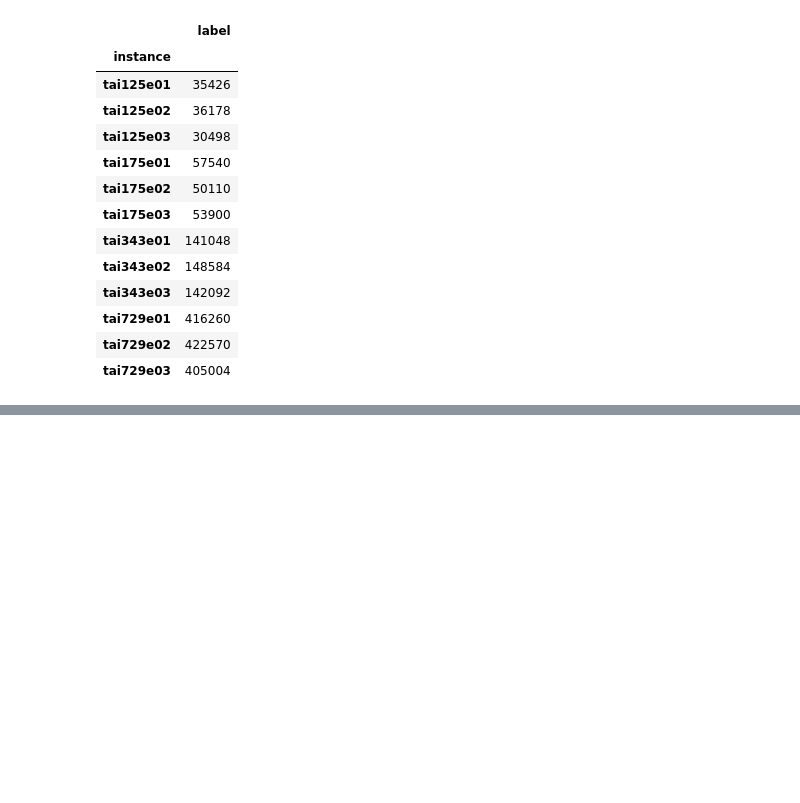
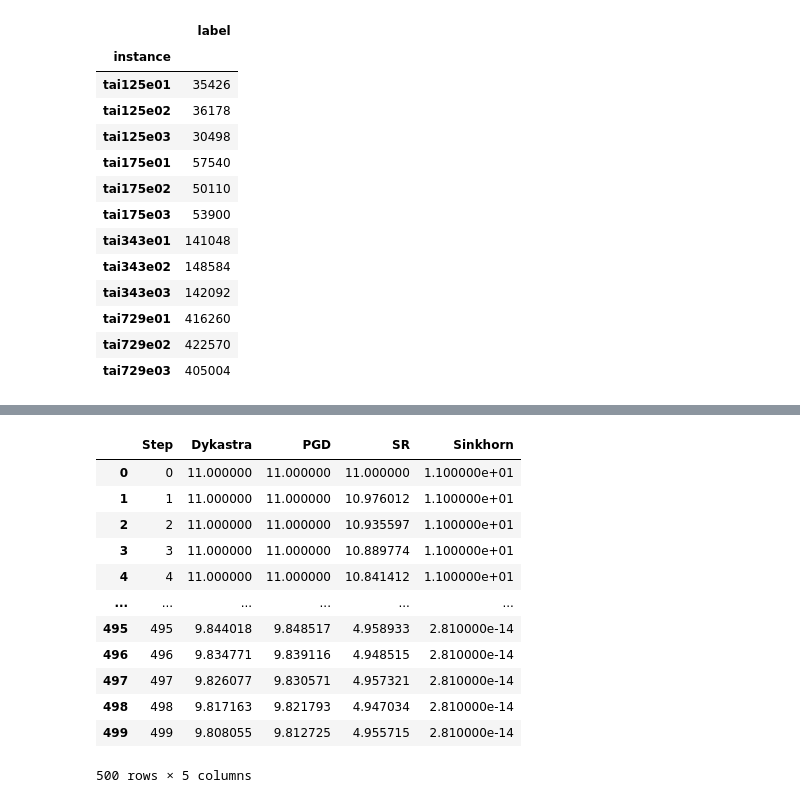
Before and after one commit to SSszyBill/QAPs, a Jupyter notebook: plot_improvement.ipynb, the cells around one changed output, grey strips where cells are left out. Cells and saved outputs as stored; diff of their text form; code cells hidden in the pictures; blank space fills up the shorter version.

```diff
--- a/plot_improvement.ipynb
+++ b/plot_improvement.ipynb
@@ -393,0 +440,18 @@ df.to_latex('improvement_table.tex', index=True)
+# %%
+df = pd.read_csv('/home/xjx/A-xjx/QAPs/results/nug12_results.csv')
+# df = df.iloc[:200, :]
+df
+# %% [output]
+|  | Step | Dykastra | PGD | SR | Sinkhorn |
+| 0 | 0 | 11.000000 | 11.000000 | 11.000000 | 1.100000e+01 |
+| 1 | 1 | 11.000000 | 11.000000 | 10.976012 | 1.100000e+01 |
+| 2 | 2 | 11.000000 | 11.000000 | 10.935597 | 1.100000e+01 |
+| 3 | 3 | 11.000000 | 11.000000 | 10.889774 | 1.100000e+01 |
+| 4 | 4 | 11.000000 | 11.000000 | 10.841412 | 1.100000e+01 |
+| ... | ... | ... | ... | ... | ... |
+| 495 | 495 | 9.844018 | 9.848517 | 4.958933 | 2.810000e-14 |
+| 496 | 496 | 9.834771 | 9.839116 | 4.948515 | 2.810000e-14 |
+| 497 | 497 | 9.826077 | 9.830571 | 4.957321 | 2.810000e-14 |
+| 498 | 498 | 9.817163 | 9.821793 | 4.947034 | 2.810000e-14 |
+| 499 | 499 | 9.808055 | 9.812725 | 4.955715 | 2.810000e-14 |
+500 rows × 5 columns
```
Also changed, not shown: parts of 5 cells of this notebook.
